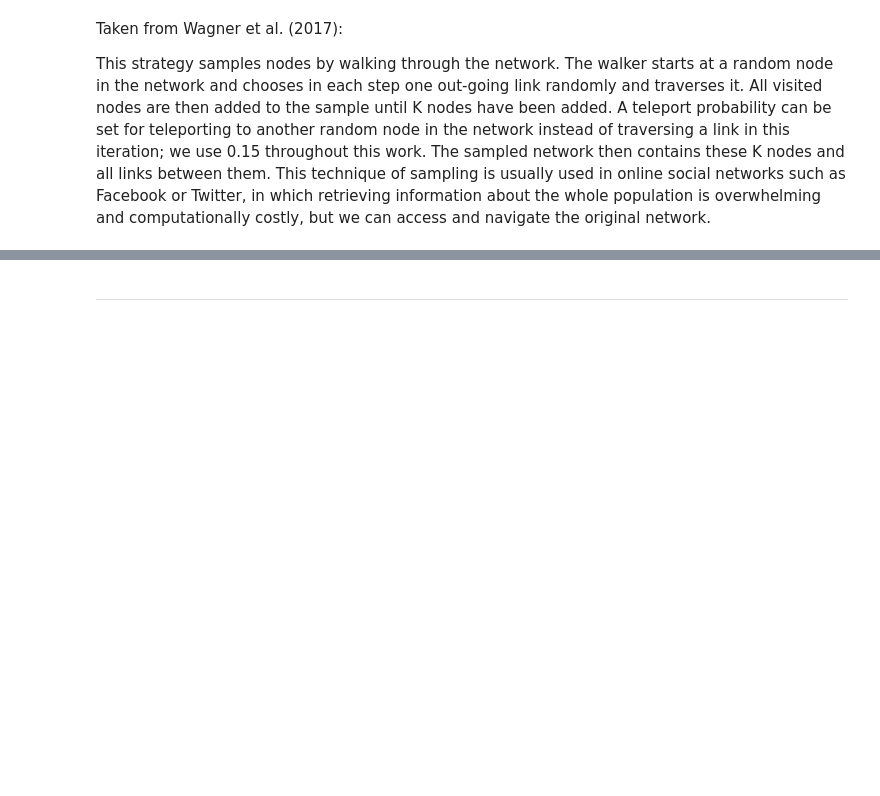
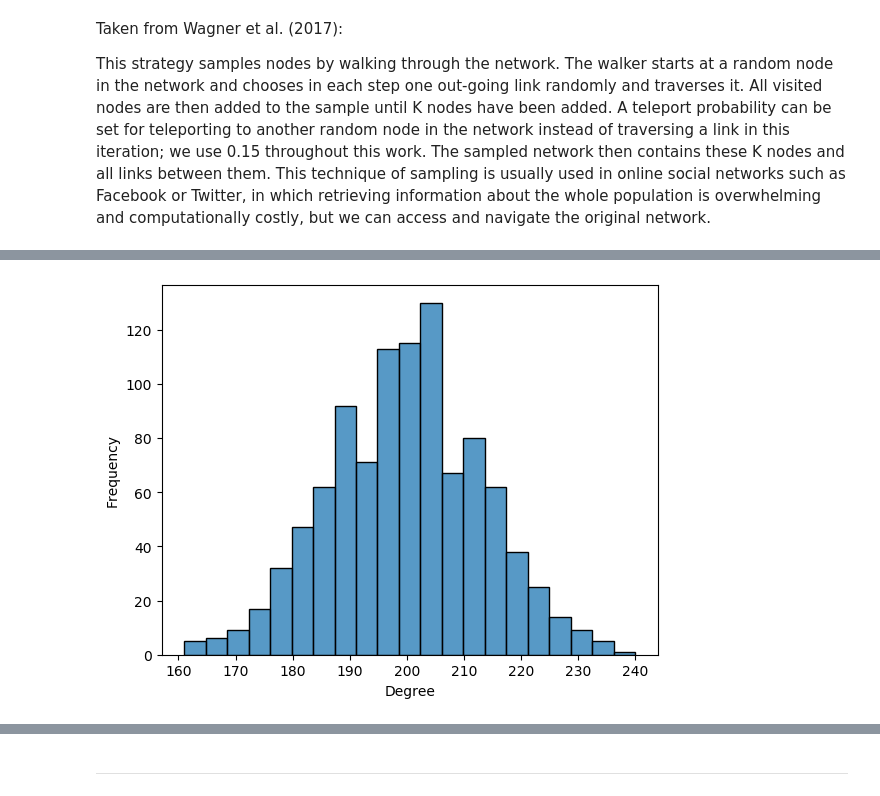
Before and after one commit to TDebono/disparate-exposure-link-recommendation, a Jupyter notebook: synthetic_data.ipynb, the cells around one changed output, grey strips where cells are left out. Saved outputs shown, nothing was run; the diff lists cells and outputs as text; code cells hidden in the pictures; blank space fills up the shorter version.

```diff
--- a/synthetic_data.ipynb
+++ b/synthetic_data.ipynb
@@ -129,0 +164,4 @@ rw.show_sample()
+# %%
+plot_degree_dist(G)
+# %% [output]
+[figure, added]
```
Also changed, not shown: parts of 18 cells of this notebook, 2 other files.
